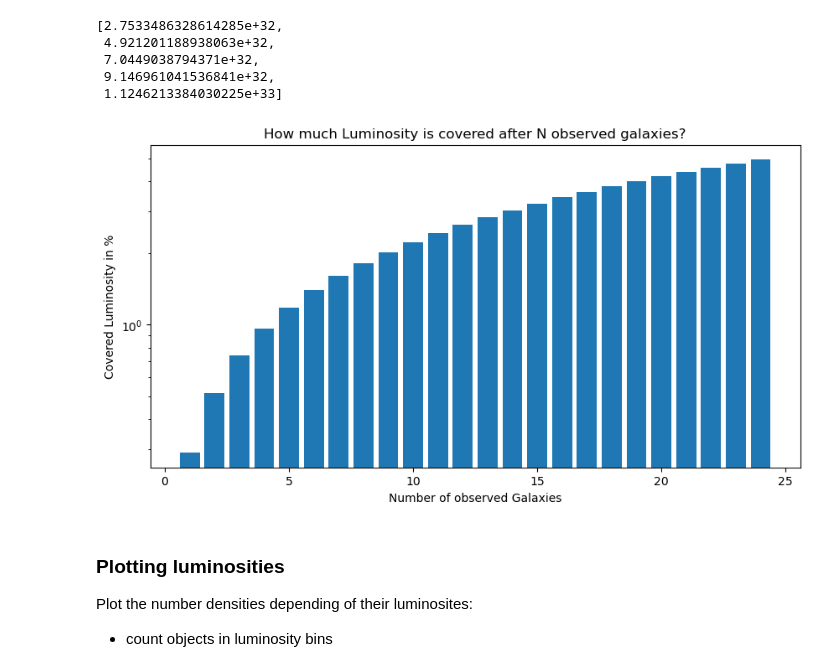
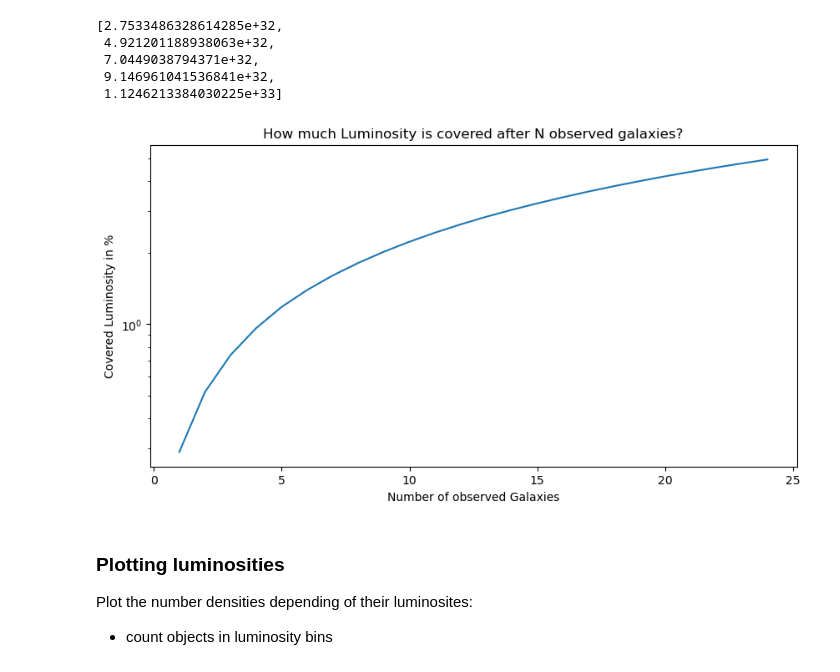
Before and after one commit to ananya971/ligo-desi-gw-follow-up, a Jupyter notebook: Galaxy Selection/DESI_estimate_galaxies.ipynb, the cells around one changed output. Saved outputs shown, nothing was run; the diff lists cells and outputs as text; code cells hidden in the pictures.

Commit message:
Schechter Fit Lum Func & new plot

```diff
--- a/Galaxy Selection/DESI_estimate_galaxies.ipynb
+++ b/Galaxy Selection/DESI_estimate_galaxies.ipynb
@@ -823,29 +824,29 @@ cov_lums_N[:5]
 # %%
 """
 Explanation of this plot:
 
 We want to estimate the amount of luminosity that we can cover after N observed galaxies within a certain 3D volume. This will be helpful e.g. for LIGO follow-up observations, since the LIGO
 team will publish a 3D localization map of a GW-event. From there we take the 90% credible region and get all DESI observed galaxies in this volume. This plot now simply shows the percentage
 of observed luminosity after one has observed the N most luminous galaxies compared to the total luminosity in this 3D volume. In future this should of course not be a comparison within DESI
 data, but instead one needs to apply an incompleteness correction (e.g. 1/V_max, STY, SWML) to correct for missed galaxies in the sample. These numbers of course also heavily depend on the
 3D localization by DESI. This data shown was extracted from Superevent S200311bg, which had a 90% credible sky region of roughly 50deg^2, and a mean distance of 924Mpc with an error of
-188Mpc.
+188Mpc (z ~ 0.19).
 
 """
 
 fig, ax = plt.subplots(figsize = (10,5))
 
-ax.bar(N_observed, cov_lums_N/tot_lums*100, label = "")
+ax.plot(N_observed, cov_lums_N/tot_lums*100, label = "")
 ax.set_xlabel("Number of observed Galaxies")
 ax.set_ylabel("Covered Luminosity in %")
 
 ax.set_yscale('log')
 
 plt.title("How much Luminosity is covered after N observed galaxies?")
 plt.savefig("GW_plot", dpi = 600)
 plt.show()
 # %% [output]
-[figure, old version]
+[figure, new version]
 # %% [markdown]
 ### Plotting luminosities
 
```
Also changed, not shown: parts of 1 cell of this notebook, 2 other files.
